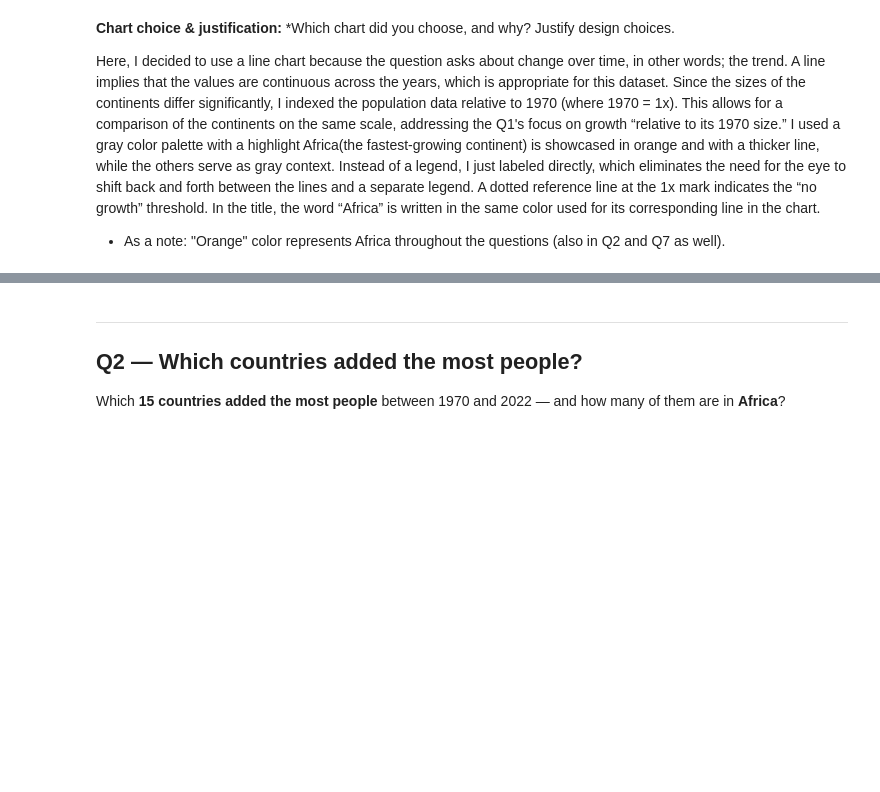
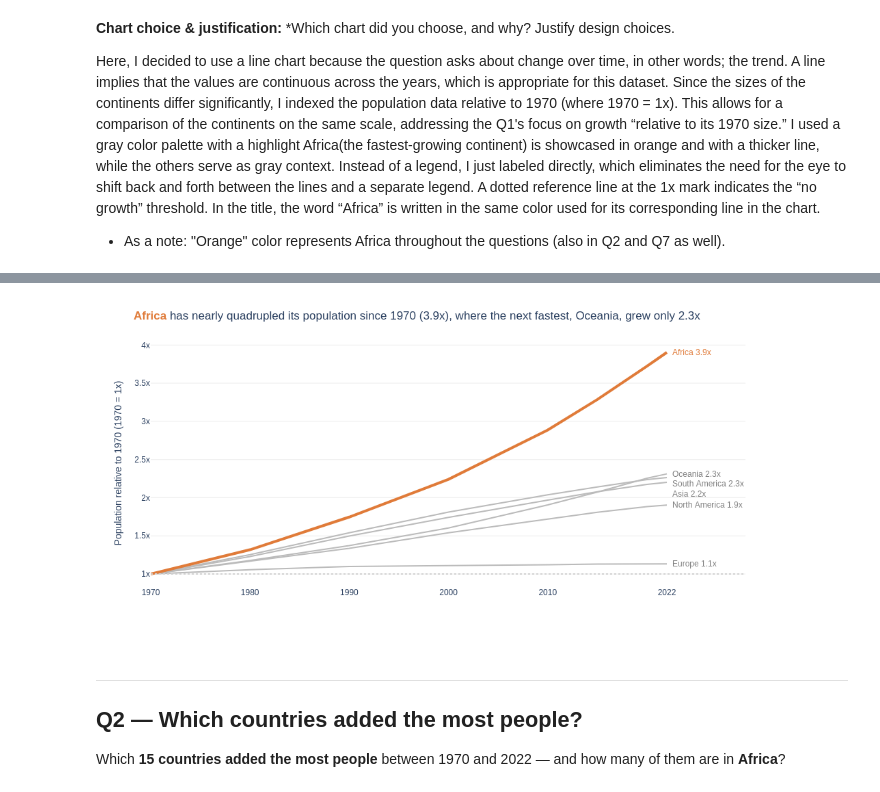
Before and after one commit to elifsila/dataviz-exercises-elifsilaokutucu, a Jupyter notebook: quiz/dataviz_quiz.ipynb, the cells around one changed output, grey strips where cells are left out. Drawn from its saved outputs; the diff is of its cells as text; code cells hidden in the pictures; blank space fills up the shorter version.

Commit message:
Add static PNG images of quiz charts

```diff
--- a/quiz/dataviz_quiz.ipynb
+++ b/quiz/dataviz_quiz.ipynb
@@ -43,7 +46,16 @@ import plotly.express as px
 import numpy as np
 
 import plotly.io as pio
-pio.renderers.default = 'colab+plotly_mimetype'   # shows in Colab AND saves a VS Code-readable copy
+pio.renderers.default = 'colab+plotly_mimetype+png'   # Colab + VS Code + static PNG for GitHub
+pio.renderers['png'].width = 1100                      # wide enough for the insight titles
+
+import os
+os.makedirs('images', exist_ok=True)
+
+def save_and_show(fig, name):
+    """Save the figure as a PNG in images/ and display it."""
+    fig.write_image(f'images/{name}.png', width=1100, height=fig.layout.height or 550, scale=2)
+    fig.show()
 
 # One CVD-safe palette for the whole notebook: grey = context, orange / blue = accents
 ORANGE, BLUE, GREY, LGREY = '#E07B39', '#2E75B6', '#BBBBBB', '#DDDDDD'
@@ -110,5 +122,5 @@ fig.update_layout(
     font=dict(family='Arial', size=12), showlegend=False, margin=dict(r=150),
     xaxis=dict(title='', showgrid=False, tickvals=[1970, 1980, 1990, 2000, 2010, 2022]),
     yaxis=dict(title='Population relative to 1970 (1970 = 1x)', ticksuffix='x', gridcolor='#EEEEEE'))
-fig.show()
+save_and_show(fig, 'q1_line')
 # %% [output]
@@ -116,3 +127,4 @@ fig.show()
+[figure, added]
 # %% [markdown]
 ---
 ## Q2 — Which countries added the most people?
```
Also changed, not shown: parts of 9 cells of this notebook, 7 other files.
